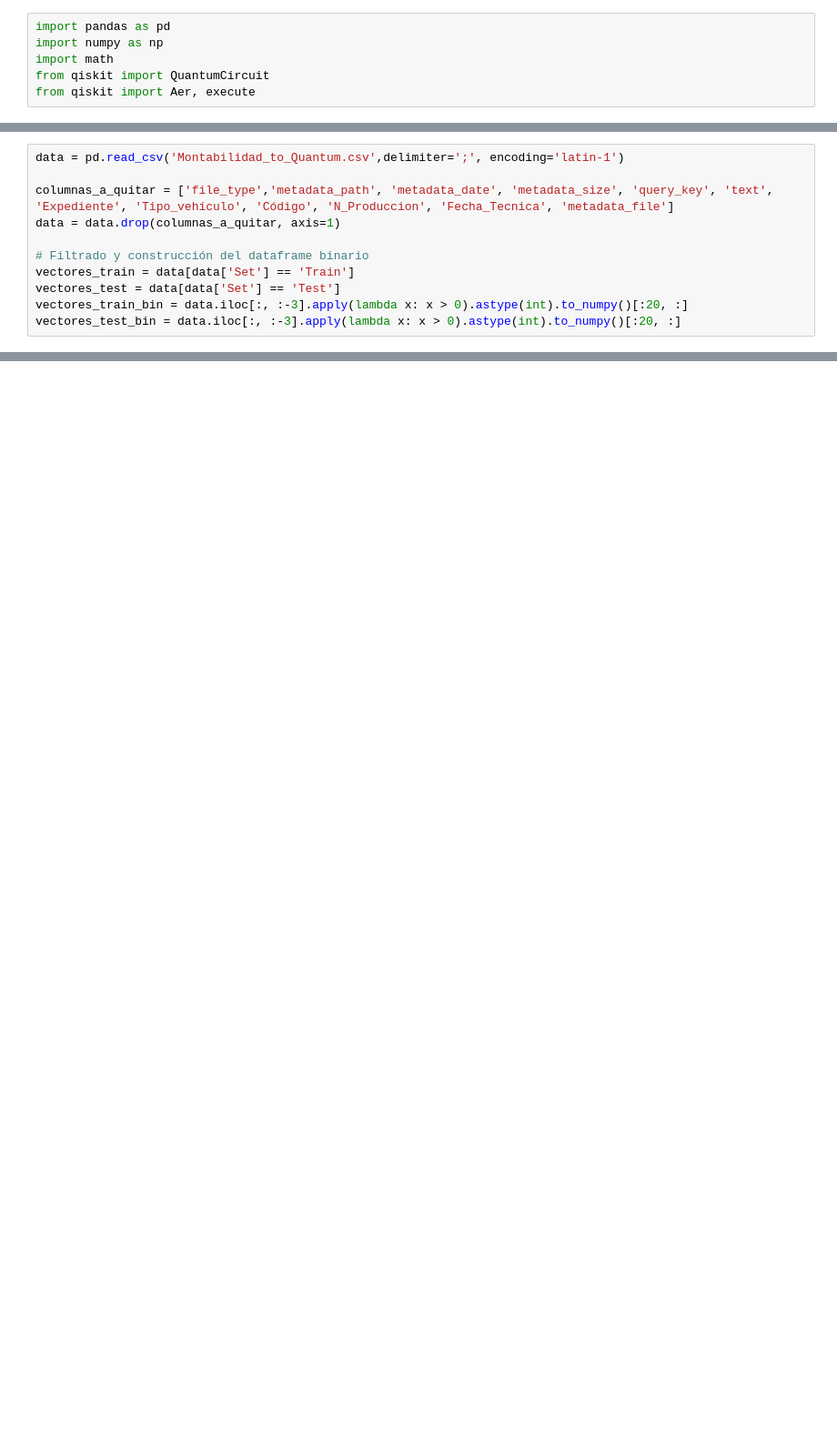
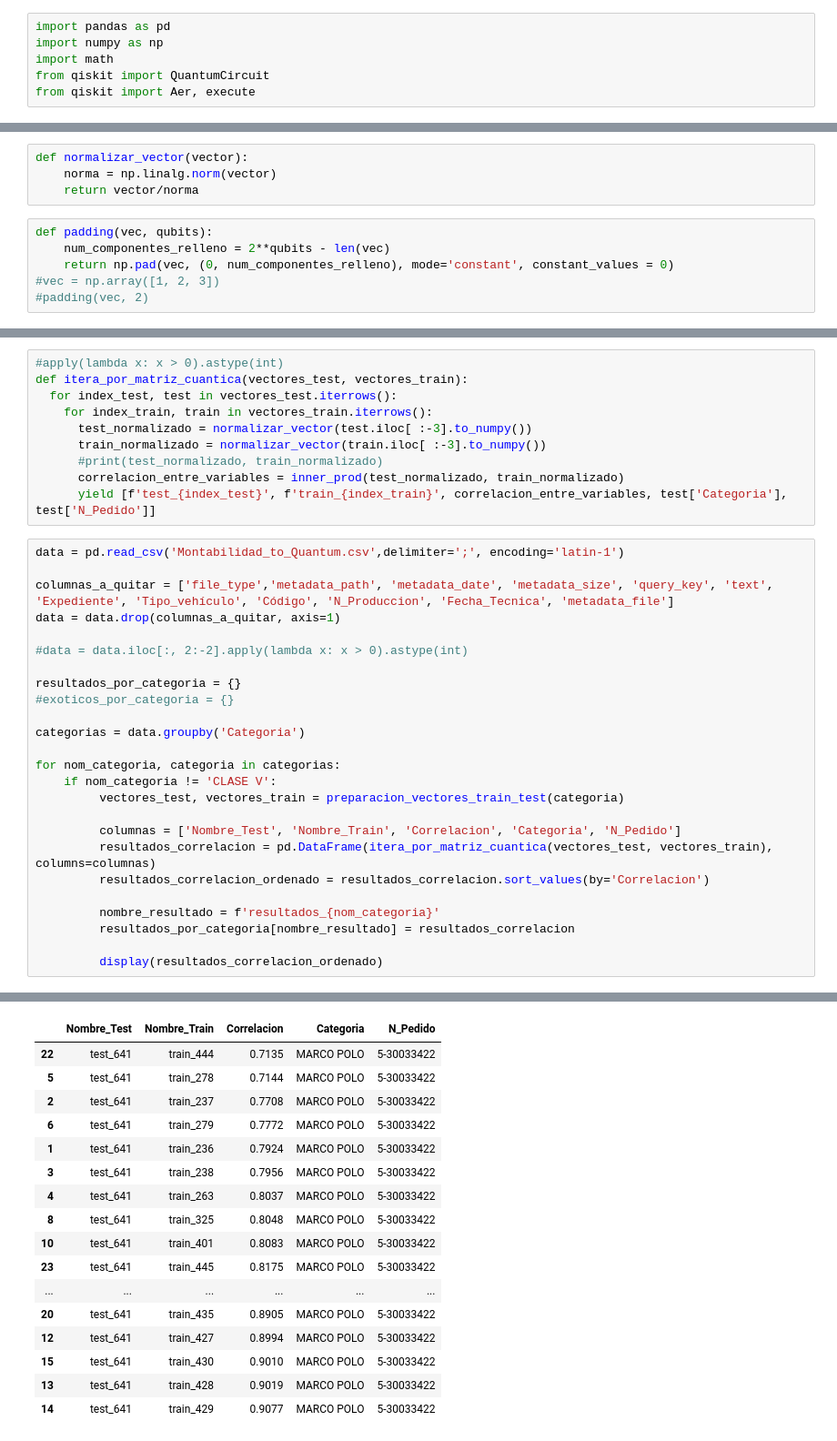
Before and after one commit to Makailo/I3B, a Jupyter notebook: Q4R - Mercedes/Montabilidad_Qiskit.ipynb, the cells around one changed output, grey strips where cells are left out. Shown at 91% size. Saved outputs shown, nothing was run; the diff lists cells and outputs as text; blank space fills up the shorter version.

```diff
--- a/Q4R - Mercedes/Montabilidad_Qiskit.ipynb
+++ b/Q4R - Mercedes/Montabilidad_Qiskit.ipynb
@@ -11,0 +16,10 @@ from qiskit import Aer, execute
+# %%
+def normalizar_vector(vector):
+    norma = np.linalg.norm(vector)
+    return vector/norma
+# %%
+def padding(vec, qubits):
+    num_componentes_relleno = 2**qubits - len(vec)
+    return np.pad(vec, (0, num_componentes_relleno), mode='constant', constant_values = 0)
+#vec = np.array([1, 2, 3])
+#padding(vec, 2)
@@ -12,11 +58,36 @@ from qiskit import Aer, execute
+# %%
+#apply(lambda x: x > 0).astype(int)
+def itera_por_matriz_cuantica(vectores_test, vectores_train):
+  for index_test, test in vectores_test.iterrows():
+    for index_train, train in vectores_train.iterrows():
+      test_normalizado = normalizar_vector(test.iloc[ :-3].to_numpy())
+      train_normalizado = normalizar_vector(train.iloc[ :-3].to_numpy())
+      #print(test_normalizado, train_normalizado)
+      correlacion_entre_variables = inner_prod(test_normalizado, train_normalizado)
+      yield [f'test_{index_test}', f'train_{index_train}', correlacion_entre_variables, test['Categoria'], test['N_Pedido']]
 # %%
 data = pd.read_csv('Montabilidad_to_Quantum.csv',delimiter=';', encoding='latin-1')
 
 columnas_a_quitar = ['file_type','metadata_path', 'metadata_date', 'metadata_size', 'query_key', 'text', 'Expediente', 'Tipo_vehículo', 'Código', 'N_Produccion', 'Fecha_Tecnica', 'metadata_file']
 data = data.drop(columnas_a_quitar, axis=1)
 
-# Filtrado y construcción del dataframe binario
-vectores_train = data[data['Set'] == 'Train']
-vectores_test = data[data['Set'] == 'Test']
-vectores_train_bin = data.iloc[:, :-3].apply(lambda x: x > 0).astype(int).to_numpy()[:20, :]
-vectores_test_bin = data.iloc[:, :-3].apply(lambda x: x > 0).astype(int).to_numpy()[:20, :]
+#data = data.iloc[:, 2:-2].apply(lambda x: x > 0).astype(int)
+
+resultados_por_categoria = {}
+#exoticos_por_categoria = {}
+
+categorias = data.groupby('Categoria')
+
+for nom_categoria, categoria in categorias:
+    if nom_categoria != 'CLASE V':
+         vectores_test, vectores_train = preparacion_vectores_train_test(categoria)
+
+         columnas = ['Nombre_Test', 'Nombre_Train', 'Correlacion', 'Categoria', 'N_Pedido']
+         resultados_correlacion = pd.DataFrame(itera_por_matriz_cuantica(vectores_test, vectores_train), columns=columnas)
+         resultados_correlacion_ordenado = resultados_correlacion.sort_values(by='Correlacion')
+
+         nombre_resultado = f'resultados_{nom_categoria}'
+         resultados_por_categoria[nombre_resultado] = resultados_correlacion
+
+         display(resultados_correlacion_ordenado)
+# %% [output]
@@ -22,0 +146,17 @@ vectores_test_bin = data.iloc[:, :-3].apply(lambda x: x > 0).astype(int).to_nump
+|  | Nombre_Test | Nombre_Train | Correlacion | Categoria | N_Pedido |
+| 22 | test_641 | train_444 | 0.7135 | MARCO POLO | 5-30033422 |
+| 5 | test_641 | train_278 | 0.7144 | MARCO POLO | 5-30033422 |
+| 2 | test_641 | train_237 | 0.7708 | MARCO POLO | 5-30033422 |
+| 6 | test_641 | train_279 | 0.7772 | MARCO POLO | 5-30033422 |
+| 1 | test_641 | train_236 | 0.7924 | MARCO POLO | 5-30033422 |
+| 3 | test_641 | train_238 | 0.7956 | MARCO POLO | 5-30033422 |
+| 4 | test_641 | train_263 | 0.8037 | MARCO POLO | 5-30033422 |
+| 8 | test_641 | train_325 | 0.8048 | MARCO POLO | 5-30033422 |
+| 10 | test_641 | train_401 | 0.8083 | MARCO POLO | 5-30033422 |
+| 23 | test_641 | train_445 | 0.8175 | MARCO POLO | 5-30033422 |
+| ... | ... | ... | ... | ... | ... |
+| 20 | test_641 | train_435 | 0.8905 | MARCO POLO | 5-30033422 |
+| 12 | test_641 | train_427 | 0.8994 | MARCO POLO | 5-30033422 |
+| 15 | test_641 | train_430 | 0.9010 | MARCO POLO | 5-30033422 |
+| 13 | test_641 | train_428 | 0.9019 | MARCO POLO | 5-30033422 |
+| 14 | test_641 | train_429 | 0.9077 | MARCO POLO | 5-30033422 |
```
Also changed, not shown: parts of 10 cells of this notebook, 1 other file.
